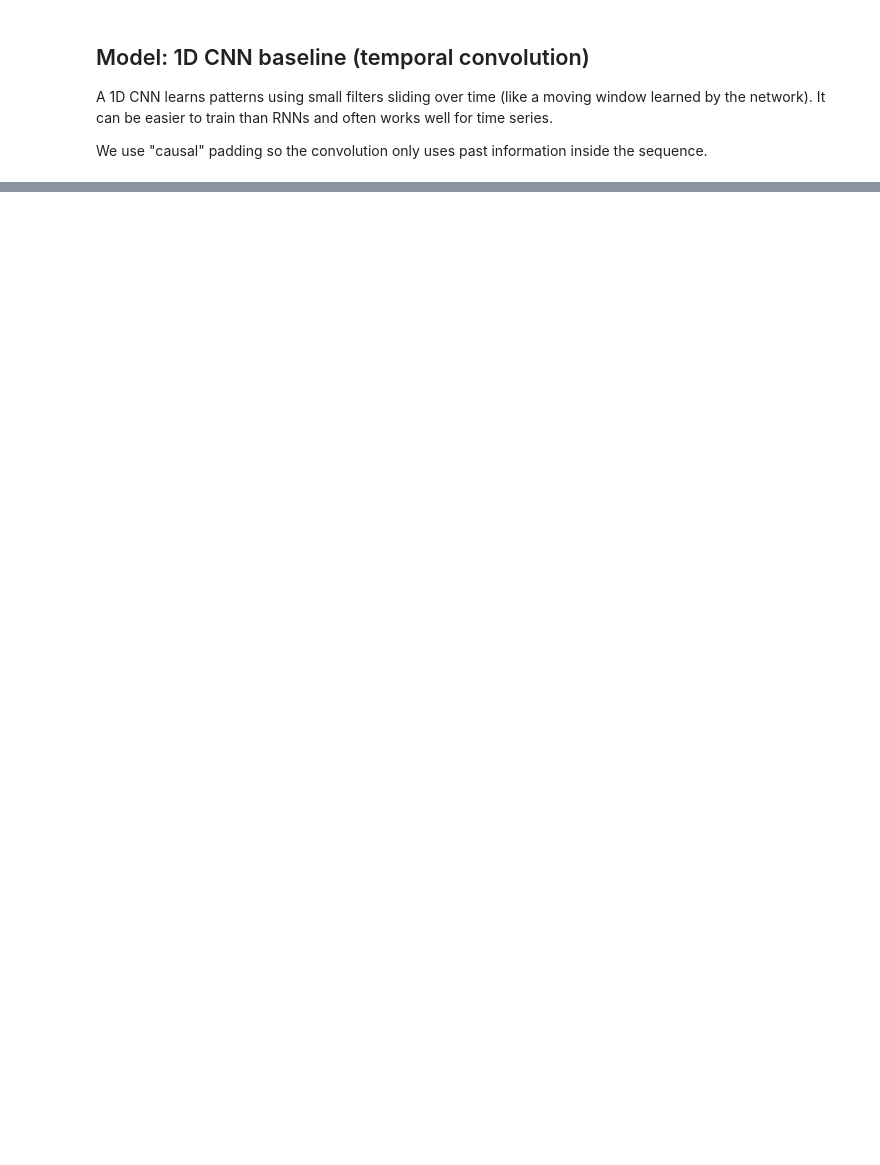
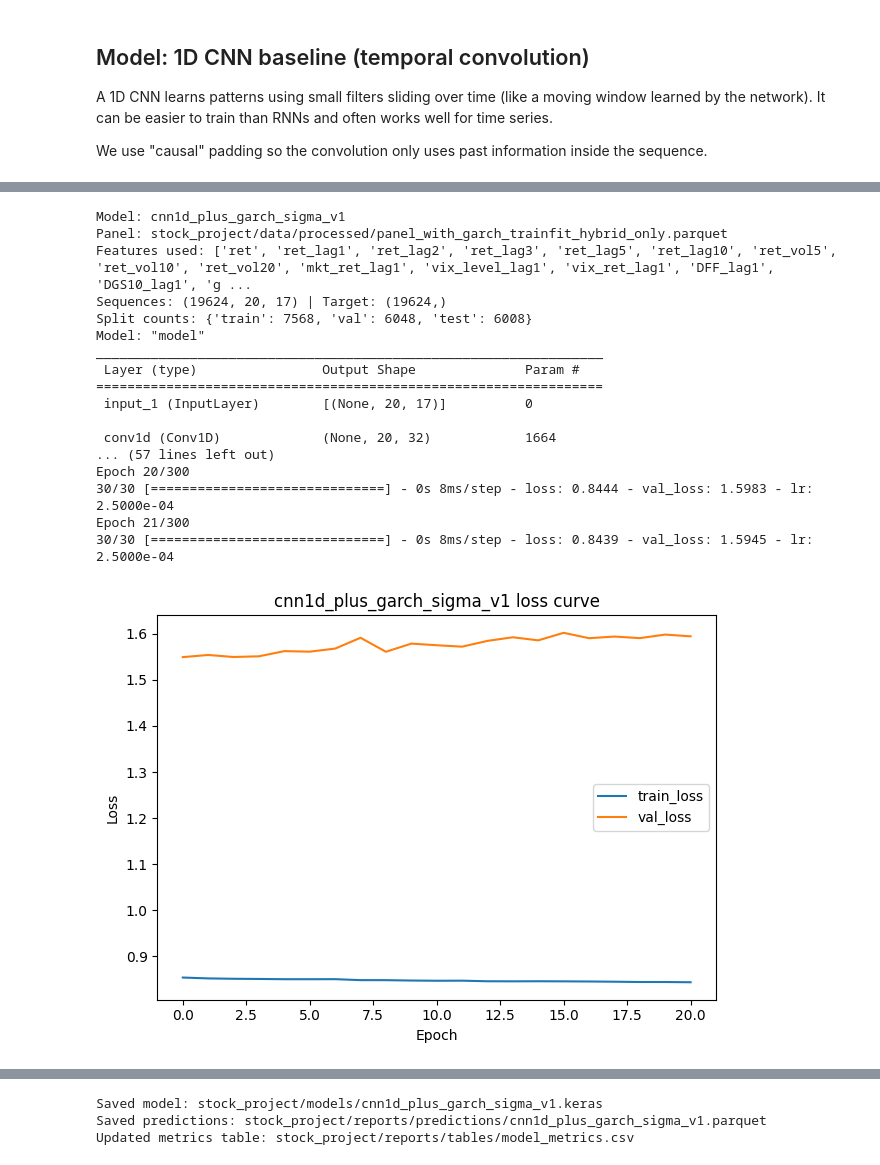
Before and after one commit to RichelCode/Final_Stock_Analysis, a Jupyter notebook: stock_market_final.ipynb, the cells around one changed output, grey strips where cells are left out. Saved outputs shown, nothing was run; the diff lists cells and outputs as text; code cells hidden in the pictures; blank space fills up the shorter version.

Commit message:
All errors corrected

```diff
--- a/stock_market_final.ipynb
+++ b/stock_market_final.ipynb
@@ -3712,0 +3916,56 @@ We use "causal" padding so the convolution only uses past information inside the
+# %%
+# =========================================
+# 1D CNN + GARCH sigma (hybrid)
+# =========================================
+
+PANEL_GARCH = PROC_DIR / "panel_with_garch_trainfit_hybrid_only.parquet"
+if not PANEL_GARCH.exists():
+    alt = PROC_DIR / "panel_with_garch_trainfit.parquet"
+    if alt.exists():
+        PANEL_GARCH = alt
+    else:
+        raise FileNotFoundError("Missing GARCH panel. Build panel_with_garch_trainfit.parquet first.")
+
+HYBRID_FEATURES = BASE_FEATURE_CANDIDATES + GARCH_SIGMA_CANDIDATES
+
+def build_cnn1d(seq_len, n_features):
+    inp = keras.Input(shape=(seq_len, n_features))
+    x = layers.Conv1D(32, kernel_size=3, padding="causal", activation="relu")(inp)
+    x = layers.Dropout(0.20)(x)
+    x = layers.Conv1D(32, kernel_size=3, padding="causal", activation="relu", dilation_rate=2)(x)
+    x = layers.Dropout(0.20)(x)
+    x = layers.GlobalAveragePooling1D()(x)
+    x = layers.Dense(16, activation="relu")(x)
+    out = layers.Dense(1)(x)
+    return keras.Model(inp, out)
+
+metrics_cnn_hybrid = run_deep_model(
+    model_name="cnn1d_plus_garch_sigma_v1",
+    panel_file=PANEL_GARCH,
+    feature_candidates=HYBRID_FEATURES,
+    build_model_fn=build_cnn1d,
+    seq_len=SEQ_LEN,
+    target_scale=TARGET_SCALE,
+    epochs=300,
+    batch_size=256,
+    lr=1e-3,
+)
+# %% [output]
+Model: cnn1d_plus_garch_sigma_v1
+Panel: stock_project/data/processed/panel_with_garch_trainfit_hybrid_only.parquet
+Features used: ['ret', 'ret_lag1', 'ret_lag2', 'ret_lag3', 'ret_lag5', 'ret_lag10', 'ret_vol5', 'ret_vol10', 'ret_vol20', 'mkt_ret_lag1', 'vix_level_lag1', 'vix_ret_lag1', 'DFF_lag1', 'DGS10_lag1', 'g ...
+Sequences: (19624, 20, 17) | Target: (19624,)
+Split counts: {'train': 7568, 'val': 6048, 'test': 6008}
+Model: "model"
+_________________________________________________________________
+ Layer (type)                Output Shape              Param #
+=================================================================
+ input_1 (InputLayer)        [(None, 20, 17)]          0
+
+ conv1d (Conv1D)             (None, 20, 32)            1664
+... (57 lines left out)
+Epoch 20/300
+30/30 [==============================] - 0s 8ms/step - loss: 0.8444 - val_loss: 1.5983 - lr: 2.5000e-04
+Epoch 21/300
+30/30 [==============================] - 0s 8ms/step - loss: 0.8439 - val_loss: 1.5945 - lr: 2.5000e-04
+[figure, added]
@@ -3712,0 +3978,3 @@ We use "causal" padding so the convolution only uses past information inside the
+Saved model: stock_project/models/cnn1d_plus_garch_sigma_v1.keras
+Saved predictions: stock_project/reports/predictions/cnn1d_plus_garch_sigma_v1.parquet
+Updated metrics table: stock_project/reports/tables/model_metrics.csv
```
Also changed, not shown: parts of 21 cells of this notebook, 37 other files.
